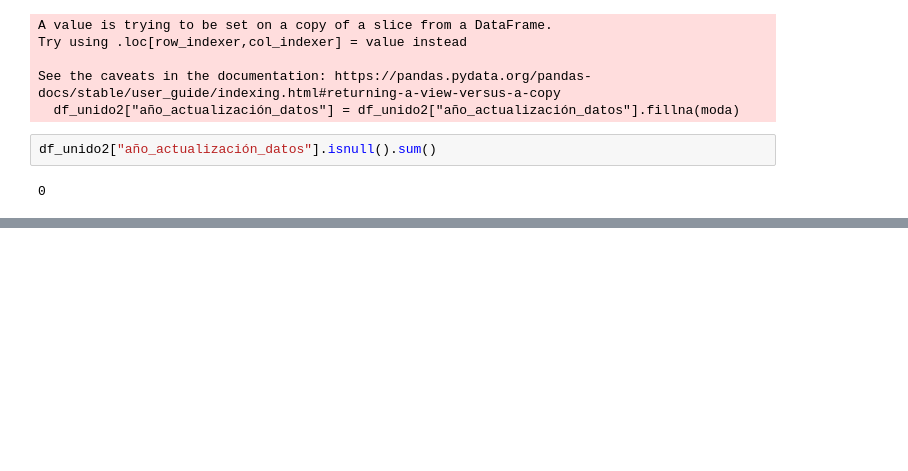
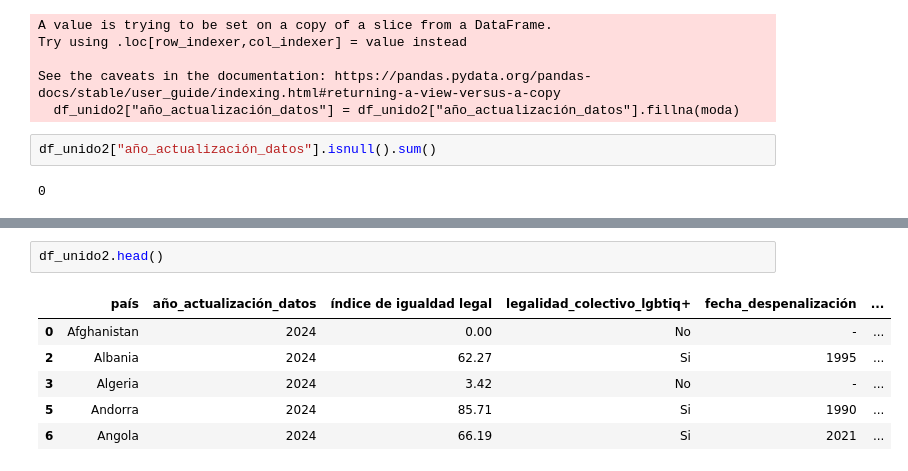
Before and after one commit to ArianaPapantonio/proyecto-da-promo-k-modulo-4-team-3, a Jupyter notebook: 2_dataframes.ipynb, the cells around one changed output, grey strips where cells are left out. Cells and saved outputs as stored; diff of their text form; blank space fills up the shorter version.

```diff
--- a/2_dataframes.ipynb
+++ b/2_dataframes.ipynb
@@ -464,0 +635,9 @@ array(['NO', 'YES', nan, 'DE FACTO'], dtype=object)
+# %%
+df_unido2.head()
+# %% [output]
+|  | país | año_actualización_datos | índice de igualdad legal | legalidad_colectivo_lgbtiq+ | fecha_despenalización | ... |
+| 0 | Afghanistan | 2024 | 0.00 | No | - | ... |
+| 2 | Albania | 2024 | 62.27 | Si | 1995 | ... |
+| 3 | Algeria | 2024 | 3.42 | No | - | ... |
+| 5 | Andorra | 2024 | 85.71 | Si | 1990 | ... |
+| 6 | Angola | 2024 | 66.19 | Si | 2021 | ... |
```
Also changed, not shown: parts of 31 cells of this notebook.
